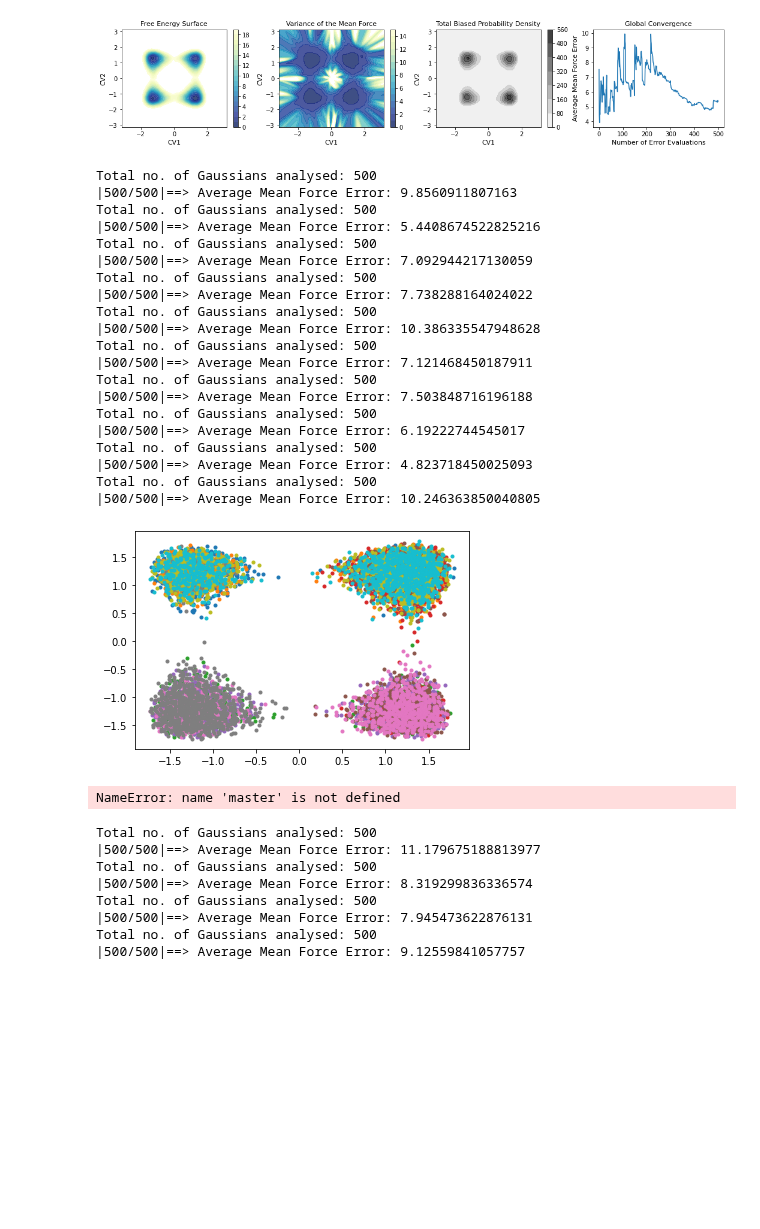
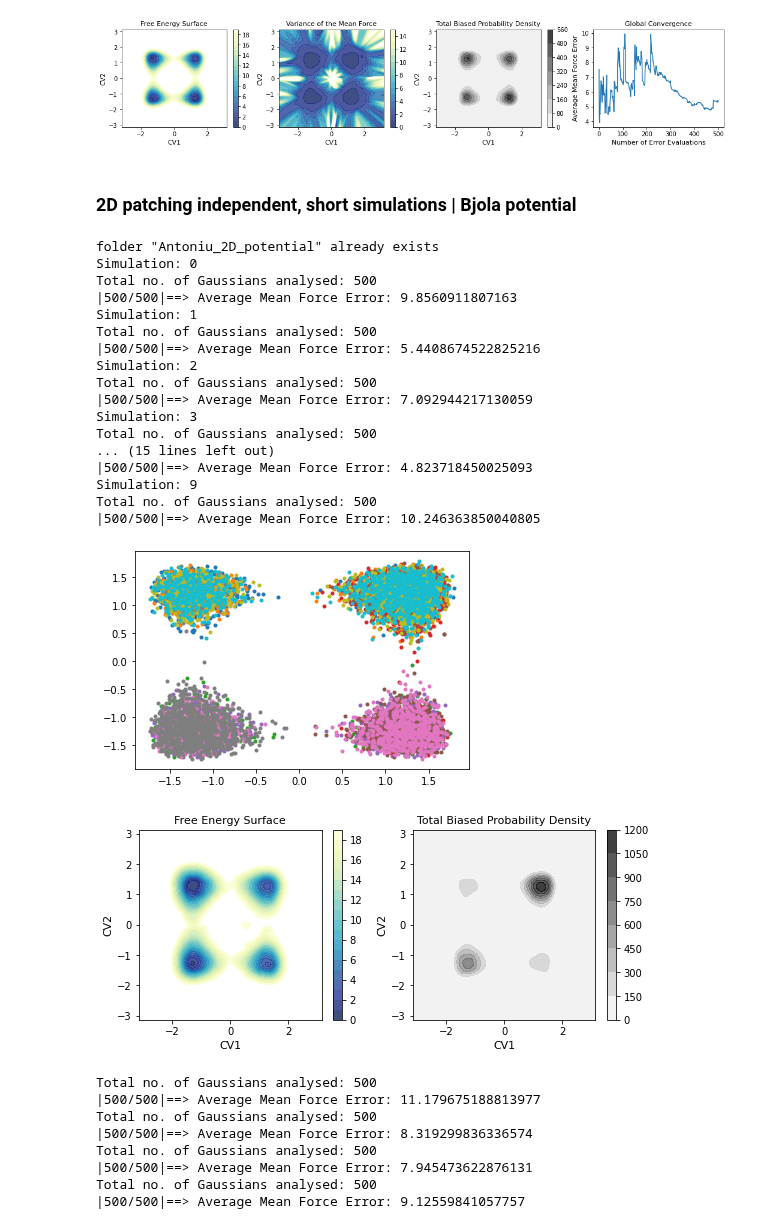
Before and after one commit to mme-ucl/MFI, a Jupyter notebook: MFI_notebook.ipynb, the cells around one changed output. Drawn from its saved outputs; the diff is of its cells as text; code cells hidden in the pictures; blank space fills up the shorter version.

Commit message:
fixed 2D forces

```diff
--- a/MFI_notebook.ipynb
+++ b/MFI_notebook.ipynb
@@ -68,6 +72,8 @@ folder "Antoniu_2D_potential" already exists
 Total no. of Gaussians analysed: 5000
 |5000/5000|==> Average Mean Force Error: 5.34209080136083
 [figure]
+# %% [markdown]
+### 2D patching independent,  short simulations | Bjola potential
 # %%
 import numpy as np
 import matplotlib.pyplot as plt
@@ -91,6 +97,7 @@ for simulation in np.arange(0,10):
     #langevin.run_2D(ipos=ipos,tag=simulation)
     #!plumed pesmd < input  >/dev/null
     #Read the HILLS file
+    print('Simulation: '+str(simulation))
     HILLS=MFI.load_HILLS_2D(hills_name="HILLS_"+str(simulation))
     plt.plot(HILLS[:,1],HILLS[:,2],'.')
     #Read the Colvar File
@@ -101,38 +108,35 @@ for simulation in np.arange(0,10):
     FP += Ftot_den
     ipos=1.3*(2 * np.random.rand(2) - 1)
 # %% [output]
+folder "Antoniu_2D_potential" already exists
+Simulation: 0
 Total no. of Gaussians analysed: 500
 |500/500|==> Average Mean Force Error: 9.8560911807163
+Simulation: 1
 Total no. of Gaussians analysed: 500
 |500/500|==> Average Mean Force Error: 5.4408674522825216
+Simulation: 2
 Total no. of Gaussians analysed: 500
 |500/500|==> Average Mean Force Error: 7.092944217130059
+Simulation: 3
 Total no. of Gaussians analysed: 500
-|500/500|==> Average Mean Force Error: 7.738288164024022
-Total no. of Gaussians analysed: 500
-|500/500|==> Average Mean Force Error: 10.386335547948628
-Total no. of Gaussians analysed: 500
-|500/500|==> Average Mean Force Error: 7.121468450187911
-Total no. of Gaussians analysed: 500
-|500/500|==> Average Mean Force Error: 7.503848716196188
-Total no. of Gaussians analysed: 500
-|500/500|==> Average Mean Force Error: 6.19222744545017
-Total no. of Gaussians analysed: 500
+... (15 lines left out)
 |500/500|==> Average Mean Force Error: 4.823718450025093
+Simulation: 9
 Total no. of Gaussians analysed: 500
 |500/500|==> Average Mean Force Error: 10.246363850040805
 [figure]
 # %%
 #Patch
 [Ftot_den_patch, Ftot_x_patch, Ftot_y_patch] = MFI.patch_2D(master)
 
 #integration on a periodic domain
 [X, Y, FES] = MFI.FFT_intg_2D(Ftot_x_patch, Ftot_y_patch,nbins=(200,200))
 
 # Plot Recap
-MFI.plot_patch_2D(X, Y, FES, Ftot_den_patch, lim=30)
+MFI.plot_patch_2D(X, Y, FES, Ftot_den_patch, lim=20)
 # %% [output]
-NameError: name 'master' is not defined
+[figure, added]
 # %%
 import numpy as np
 import matplotlib.pyplot as plt
```
Also changed, not shown: parts of 2 cells of this notebook, 2 other files.
